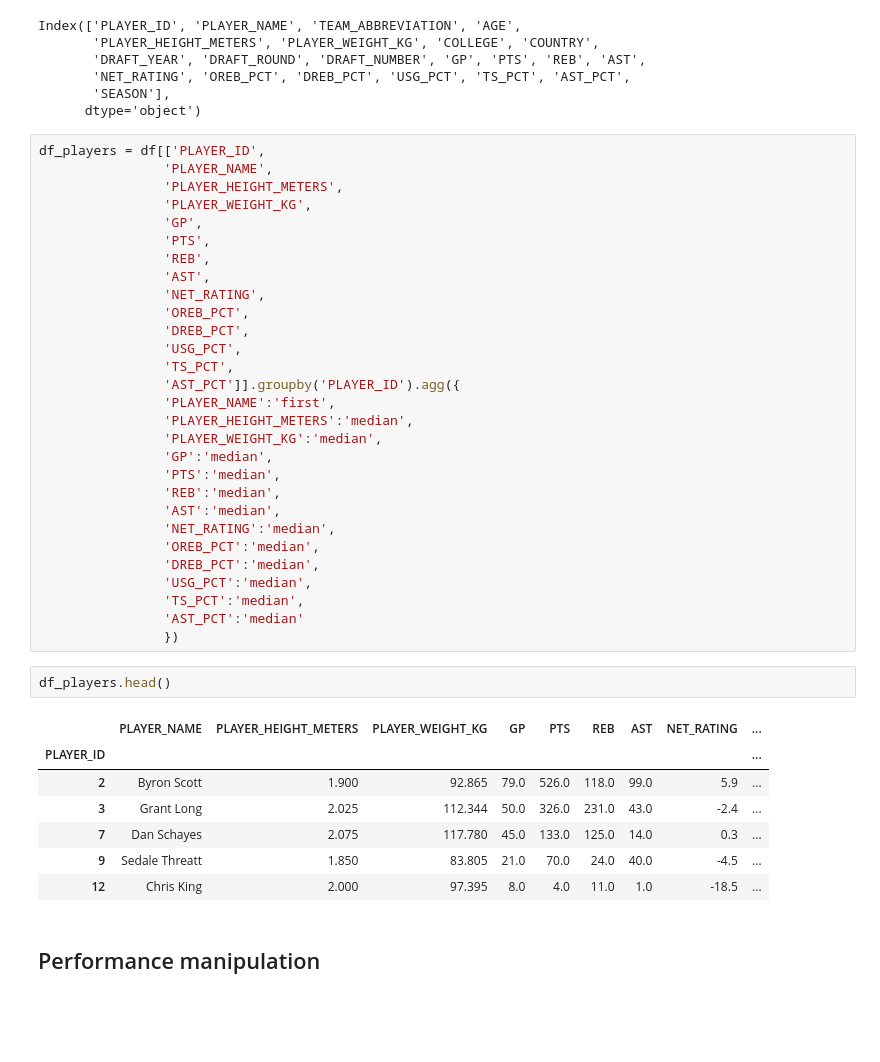
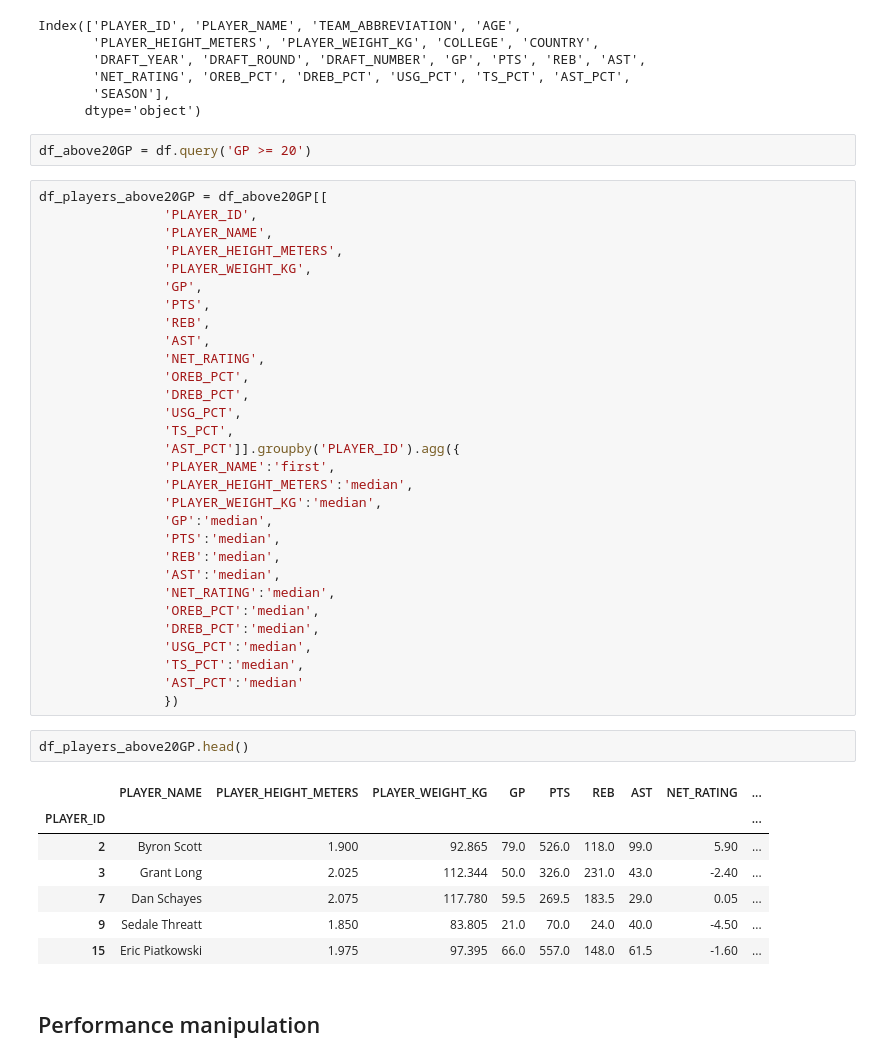
Before and after one commit to gfmattos/mp_nba_analysis, a Jupyter notebook: mp_/analysis/performance_analysis.ipynb, the cells around one changed output. Drawn from its saved outputs; the diff is of its cells as text; blank space fills up the shorter version.

```diff
--- a/mp_/analysis/performance_analysis.ipynb
+++ b/mp_/analysis/performance_analysis.ipynb
@@ -210,8 +210,11 @@ Index(['PLAYER_ID', 'PLAYER_NAME', 'TEAM_ABBREVIATION', 'AGE',
        'NET_RATING', 'OREB_PCT', 'DREB_PCT', 'USG_PCT', 'TS_PCT', 'AST_PCT',
        'SEASON'],
       dtype='object')
+# %%
+df_above20GP = df.query('GP >= 20')
 # %%
-df_players = df[['PLAYER_ID',
+df_players_above20GP = df_above20GP[[
+                'PLAYER_ID',
                 'PLAYER_NAME',
                 'PLAYER_HEIGHT_METERS',
                 'PLAYER_WEIGHT_KG',
@@ -240,15 +243,15 @@ df_players = df[['PLAYER_ID',
                 'AST_PCT':'median'
                 })
 # %%
-df_players.head()
+df_players_above20GP.head()
 # %% [output]
 |  | PLAYER_NAME | PLAYER_HEIGHT_METERS | PLAYER_WEIGHT_KG | GP | PTS | REB | AST | NET_RATING | ... |
 | PLAYER_ID |  |  |  |  |  |  |  |  | ... |
-| 2 | Byron Scott | 1.900 | 92.865 | 79.0 | 526.0 | 118.0 | 99.0 | 5.9 | ... |
-| 3 | Grant Long | 2.025 | 112.344 | 50.0 | 326.0 | 231.0 | 43.0 | -2.4 | ... |
-| 7 | Dan Schayes | 2.075 | 117.780 | 45.0 | 133.0 | 125.0 | 14.0 | 0.3 | ... |
-| 9 | Sedale Threatt | 1.850 | 83.805 | 21.0 | 70.0 | 24.0 | 40.0 | -4.5 | ... |
-| 12 | Chris King | 2.000 | 97.395 | 8.0 | 4.0 | 11.0 | 1.0 | -18.5 | ... |
+| 2 | Byron Scott | 1.900 | 92.865 | 79.0 | 526.0 | 118.0 | 99.0 | 5.90 | ... |
+| 3 | Grant Long | 2.025 | 112.344 | 50.0 | 326.0 | 231.0 | 43.0 | -2.40 | ... |
+| 7 | Dan Schayes | 2.075 | 117.780 | 59.5 | 269.5 | 183.5 | 29.0 | 0.05 | ... |
+| 9 | Sedale Threatt | 1.850 | 83.805 | 21.0 | 70.0 | 24.0 | 40.0 | -4.50 | ... |
+| 15 | Eric Piatkowski | 1.975 | 97.395 | 66.0 | 557.0 | 148.0 | 61.5 | -1.60 | ... |
 # %% [markdown]
 ## Performance manipulation
 # %%
```
Also changed, not shown: parts of 50 cells of this notebook, 1 other file.
